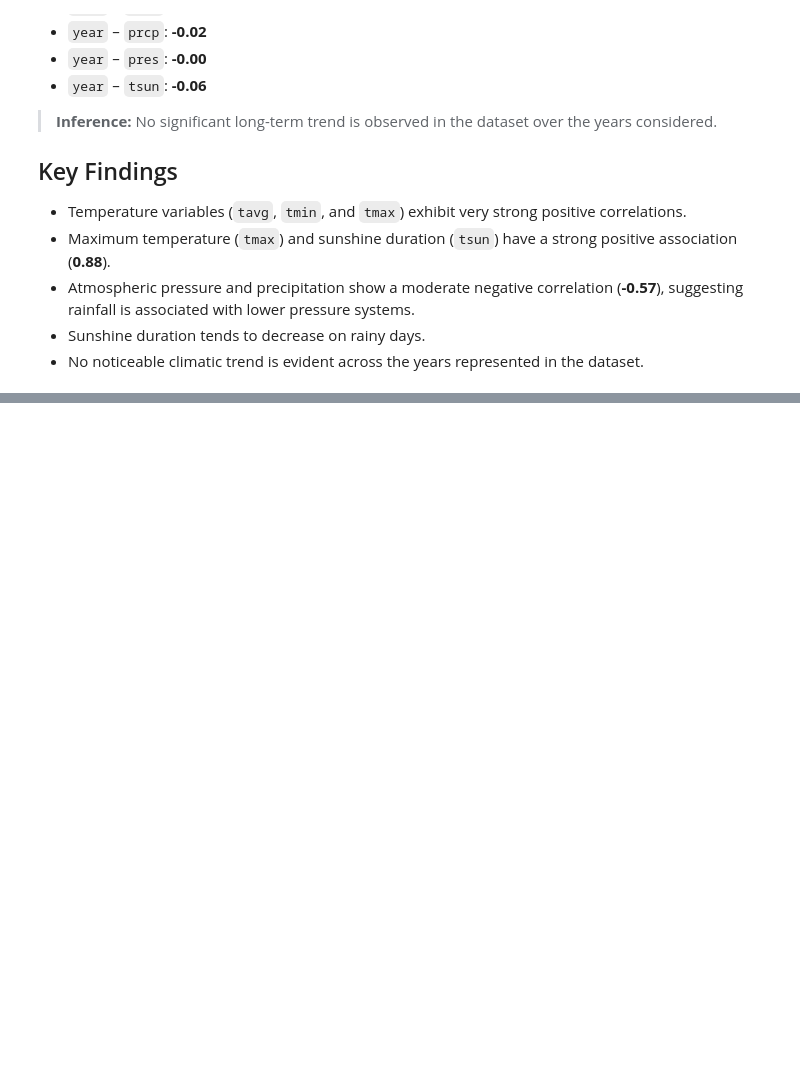
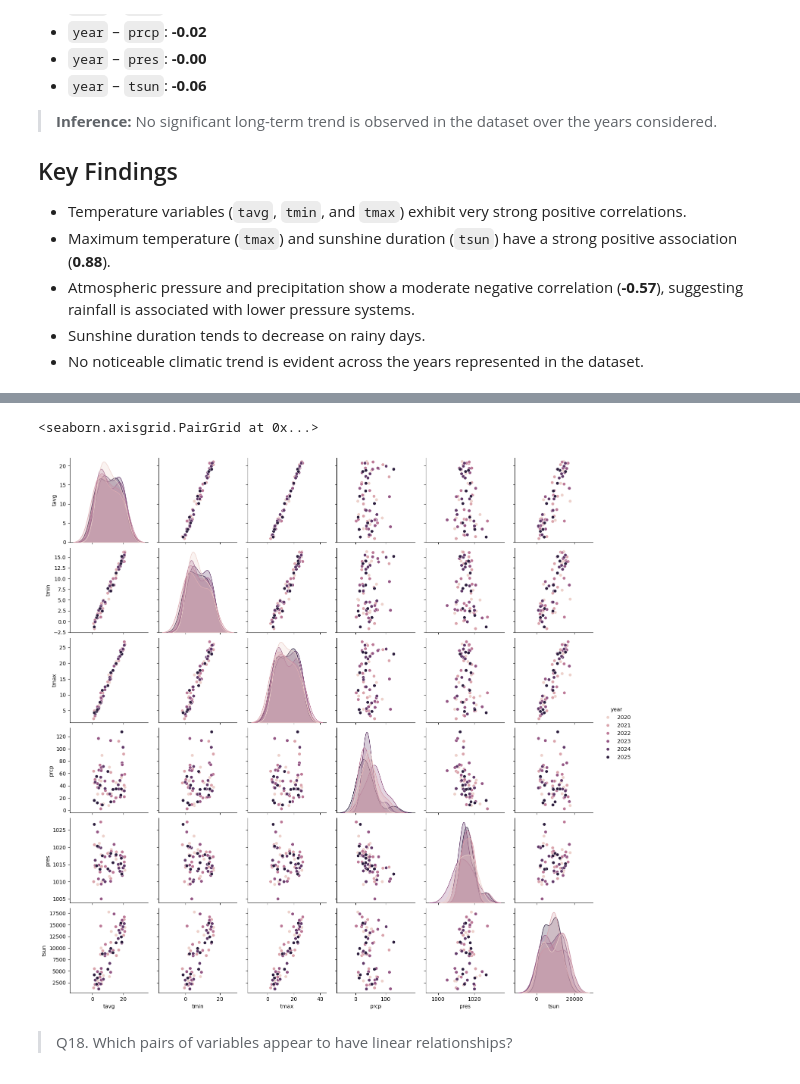
Before and after one commit to thedhawalpanchamiya/data-visualization, a Jupyter notebook: seaborn_work.ipynb, the cells around one changed output, grey strips where cells are left out. Drawn from its saved outputs; the diff is of its cells as text; code cells hidden in the pictures; blank space fills up the shorter version.

Commit message:
pair analysis

```diff
--- a/seaborn_work.ipynb
+++ b/seaborn_work.ipynb
@@ -418,0 +423,7 @@ Correlations between year and weather variables are close to zero:
+# %%
+sns.pairplot(data = data, hue = "year")
+# %% [output]
+<seaborn.axisgrid.PairGrid at 0x...>
+[figure, added]
+# %% [markdown]
+> Q18. Which pairs of variables appear to have linear relationships?
```
Also changed, not shown: parts of 3 cells of this notebook.
